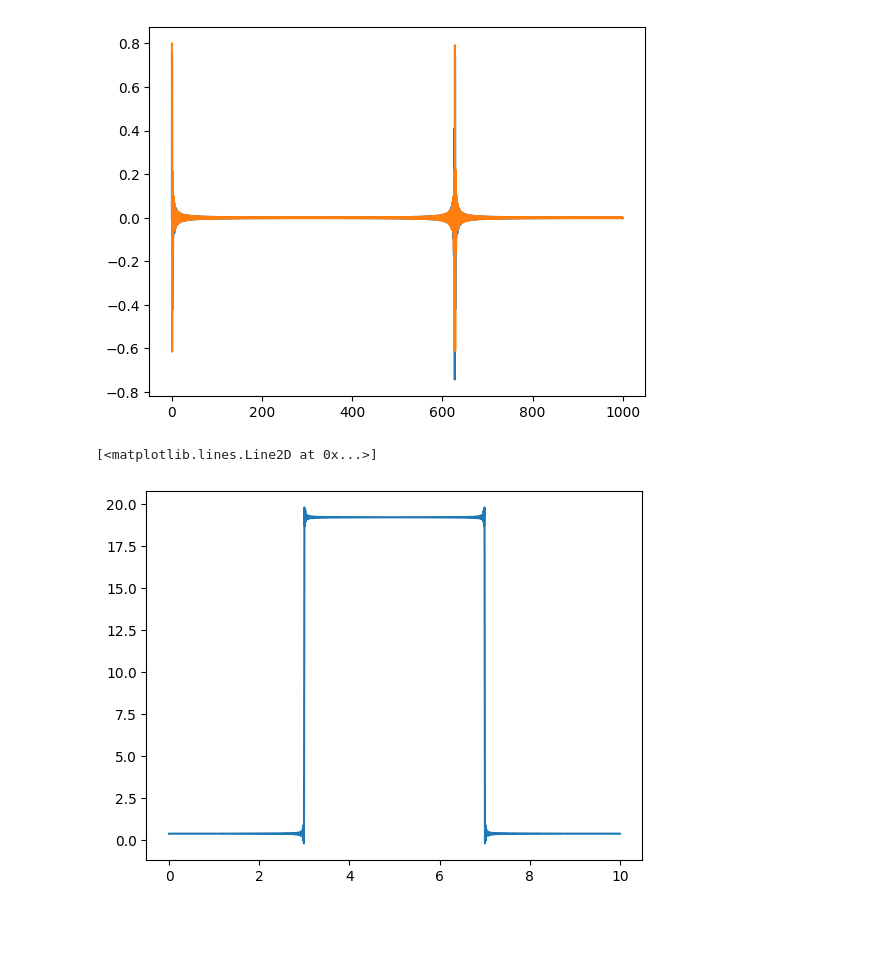
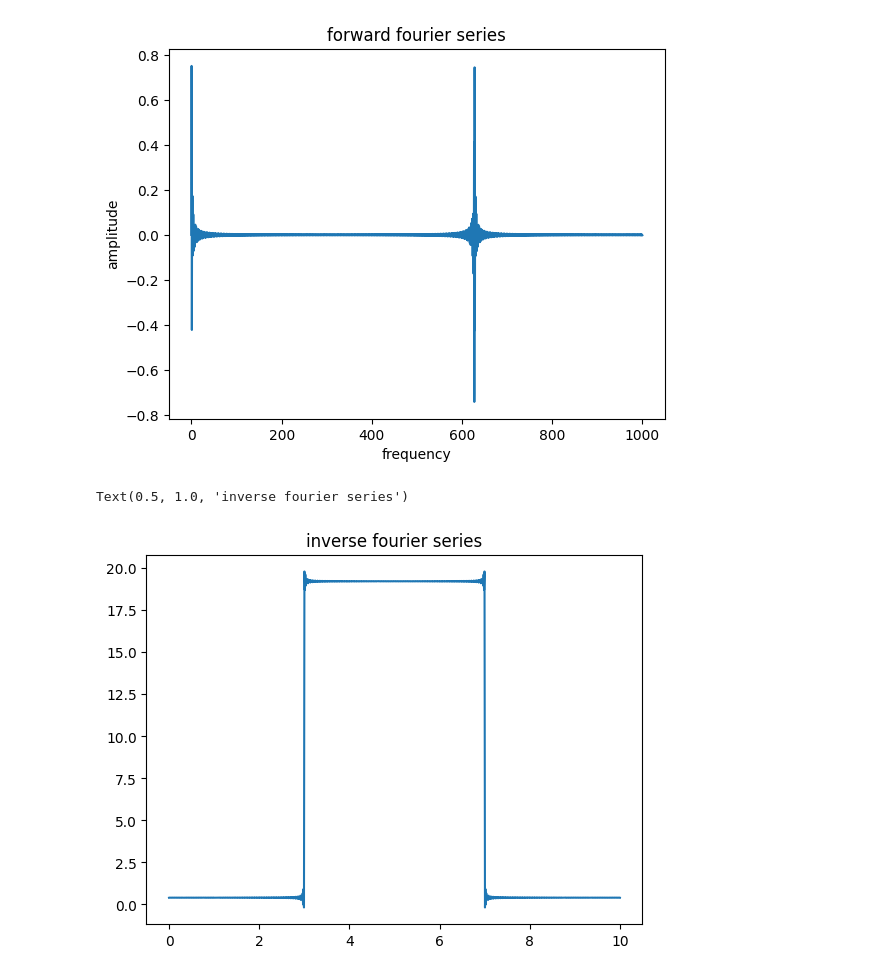
Before and after one commit to gts0025/python_projects, a Jupyter notebook: python/numerical_simulations/discrete_fourier_transform.ipynb, the cells around one changed output. Cells and saved outputs as stored; diff of their text form; code cells hidden in the pictures; blank space fills up the shorter version.

```diff
--- a/python/numerical_simulations/discrete_fourier_transform.ipynb
+++ b/python/numerical_simulations/discrete_fourier_transform.ipynb
@@ -12,38 +15,20 @@ plt.plot(time,data)
-# %%
-
-
-def forward(data:np.ndarray,time:np.ndarray):
-
-
-    frequecies = []
-    for f in np.linspace(0,1000,10000):
-        a = (np.sin(time*f)*data).mean()
-        b = (np.cos(time*f)*data).mean()
-        frequecies.append([f,a,b])
-    return frequecies
-
-
-
-
-def inverse(time,frequencies):
-    data = np.zeros_like(time)
-    for i in frequencies:
-        data += i[1]*np.sin(time*i[0])
-        data += i[2]*np.cos(time*i[0])
-    return data
 # %%
 
 
 
 
-frequencies = np.array(forward(data, time))
+frequencies = np.array(forward(data, time,[0,1000],10000))
 plt.plot(frequencies[:,0], frequencies[:,1])
-plt.plot(frequencies[:,0], frequencies[:,2])
+#plt.plot(frequencies[:,0], frequencies[:,2])
+plt.title("forward fourier series")
+plt.ylabel("amplitude")
+plt.xlabel("frequency")
 plt.show()
 # %% [output]
-[figure, old version]
+[figure, new version]
 # %%
 plt.plot(time,inverse(time,frequencies))
+plt.title("inverse fourier series")
 # %% [output]
-[<matplotlib.lines.Line2D at 0x...>]
+Text(0.5, 1.0, 'inverse fourier series')
-[figure, old version]
+[figure, new version]
```
Also changed, not shown: parts of 6 cells of this notebook, 6 other files.
